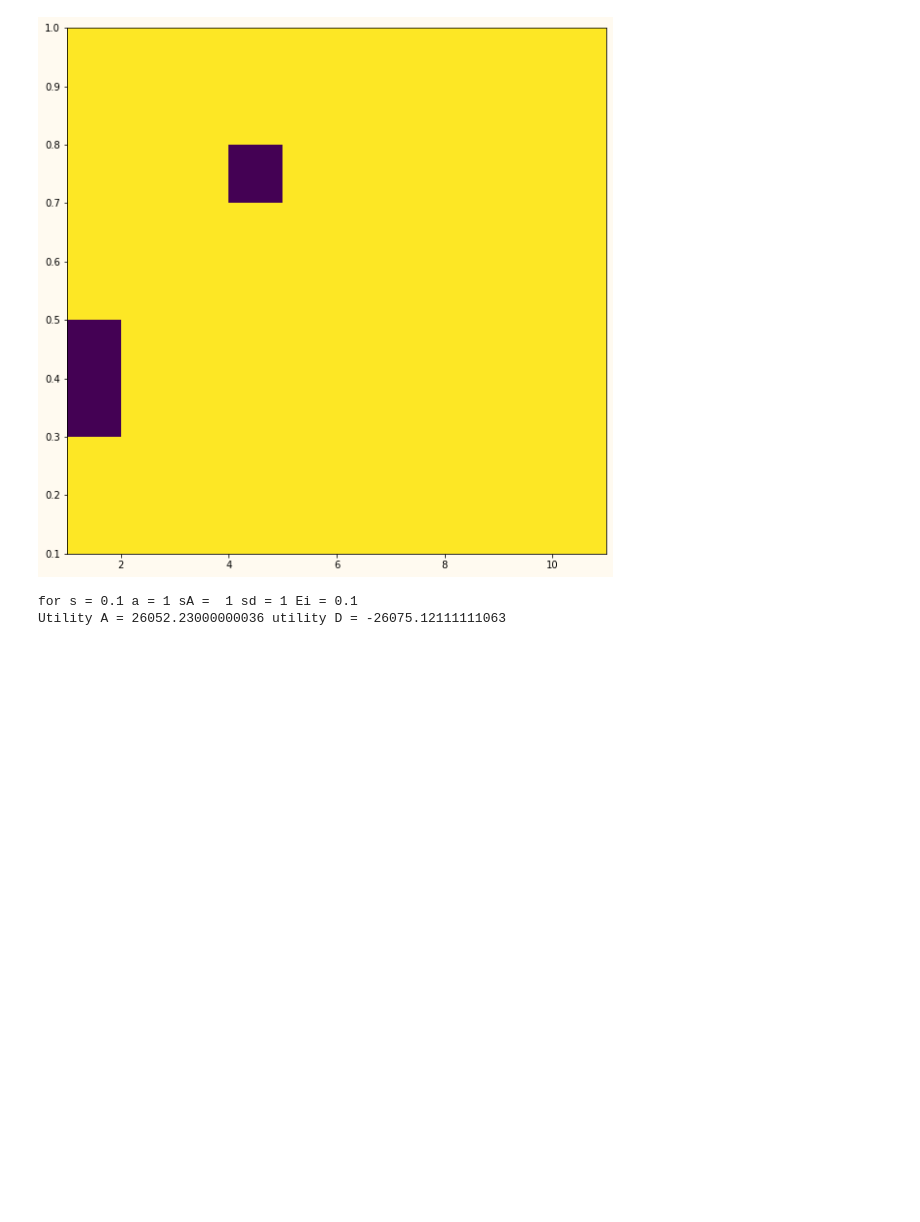
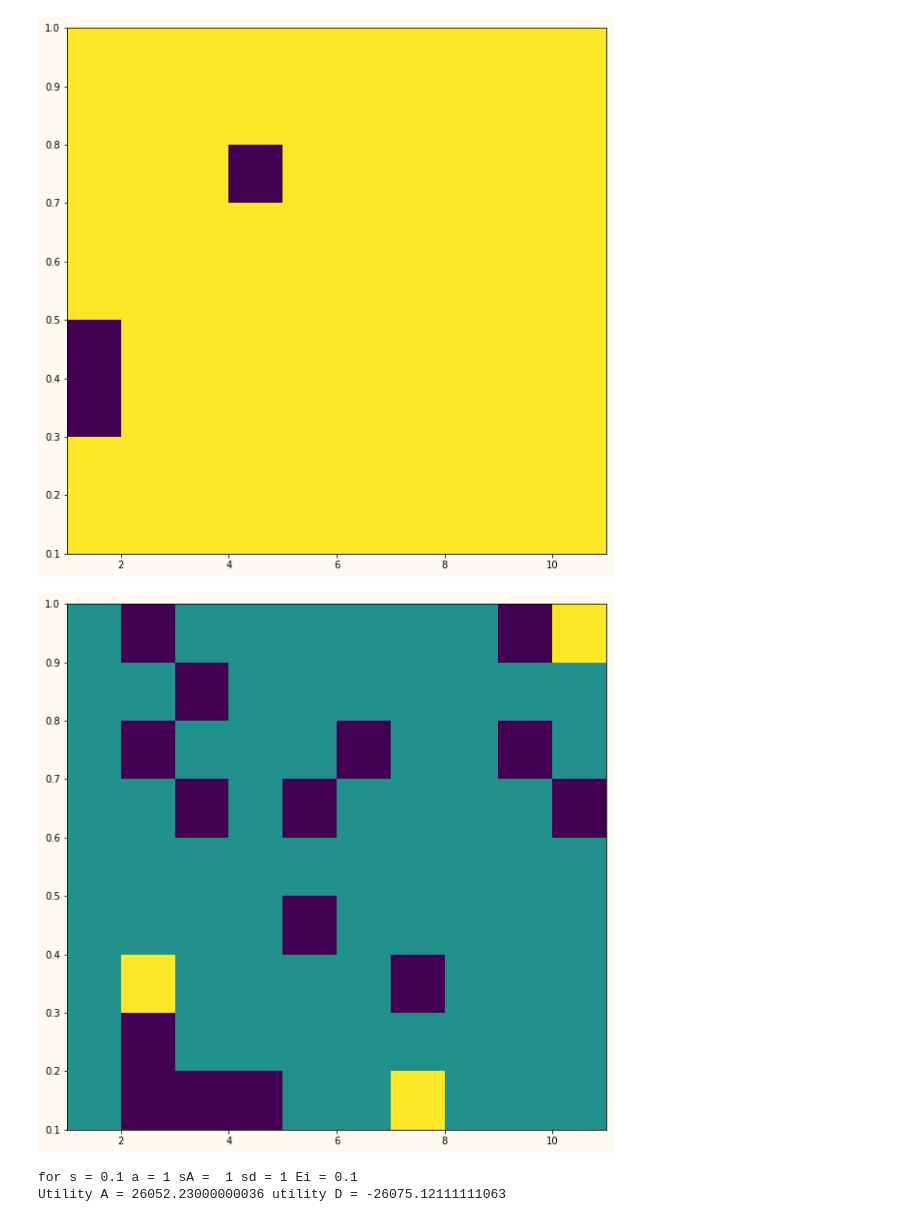
Before and after one commit to B0RIS15/Attacker-Defender_Game, a Jupyter notebook: model.ipynb, the cells around one changed output. Cells and saved outputs as stored; diff of their text form; code cells hidden in the pictures; blank space fills up the shorter version.

Commit message:
add new rez and plot

```diff
--- a/model.ipynb
+++ b/model.ipynb
@@ -115,3 +114,74 @@ ax.set_facecolor('seashell')
 plt.show()
 # %% [output]
 [figure]
+# %%
+import matplotlib.pyplot as plt
+
+def CheckStrategyDefender(b):
+    NumberStrategy = {
+        '1':'Nothing',
+        '2':'High',
+        '3':'High',
+        '4':'High',
+        '5':'High',
+        '6':'High',
+        '7':'High',
+        '8':'High',
+        '9':'High',
+        '10':'High',
+        '11':'Proportional',
+        '12':'Proportional',
+        '13':'Proportional',
+        '14':'Proportional',
+        '15':'Proportional',
+        '16':'Proportional',
+        '17':'Proportional',
+        '18':'Proportional',
+        '19':'Proportional'
+    }
+    return NumberStrategy[b]
+
+
+c = [[0, 0, 0, 0, 0, 0, 0, 0, 0, 0],
+     [0, 0, 0, 0, 0, 0, 0, 0, 0, 0],
+     [0, 0, 0, 0, 0, 0, 0, 0, 0, 0],
+     [0, 0, 0, 0, 0, 0, 0, 0, 0, 0],
+     [0, 0, 0, 0, 0, 0, 0, 0, 0, 0],
+     [0, 0, 0, 0, 0, 0, 0, 0, 0, 0],
+     [0, 0, 0, 0, 0, 0, 0, 0, 0, 0],
+     [0, 0, 0, 0, 0, 0, 0, 0, 0, 0],
+     [0, 0, 0, 0, 0, 0, 0, 0, 0, 0]]
+
+
+x = [1, 2, 3, 4, 5, 6, 7, 8, 9, 10, 11]
+y = [0.1, 0.2, 0.3, 0.4, 0.5, 0.6, 0.7, 0.8, 0.9, 1]
+
+arrayEqlibrium = [7, 1, 1, 1, 5, 3, 11, 3, 10, 7, 8, 1, 9, 5, 10, 7, 8, 5, 7, 5, 10, 11, 8, 9, 7, 10, 1, 8, 7, 2,
+                  10, 10, 6, 5, 1, 3, 10, 8, 8, 8, 9, 6, 8, 9, 4, 4, 10, 9, 7, 9, 10, 10, 1, 10, 1, 6, 6, 5, 3, 1,
+                  7, 1, 6, 6, 9, 1, 5, 7, 1, 6, 10, 9, 1, 10, 6, 8, 6, 9, 3, 9, 7, 1, 6, 8, 3, 7, 10, 3, 1, 11]
+
+i = 0
+for s in range(0, 9, 1):
+    for a in range(0, 10, 1):
+        if arrayEqlibrium[i] != None:
+            if CheckStrategyDefender(str(arrayEqlibrium[i])) == 'Nothing':
+                c[s][a] = 5
+            if CheckStrategyDefender(str(arrayEqlibrium[i])) == 'Proportional':
+                c[s][a] = 15
+            if CheckStrategyDefender(str(arrayEqlibrium[i])) == 'High':
+                c[s][a] = 10
+        i += 1
+
+
+fig, ax = plt.subplots()
+
+ax.pcolormesh(x, y, c)
+
+fig.set_figwidth(10)    #  ширина и
+fig.set_figheight(10)    #  высота "Figure"
+fig.set_facecolor('floralwhite')
+ax.set_facecolor('seashell')
+
+plt.show()
+# %% [output]
+[figure, added]
```
Also changed, not shown: parts of 2 cells of this notebook.
